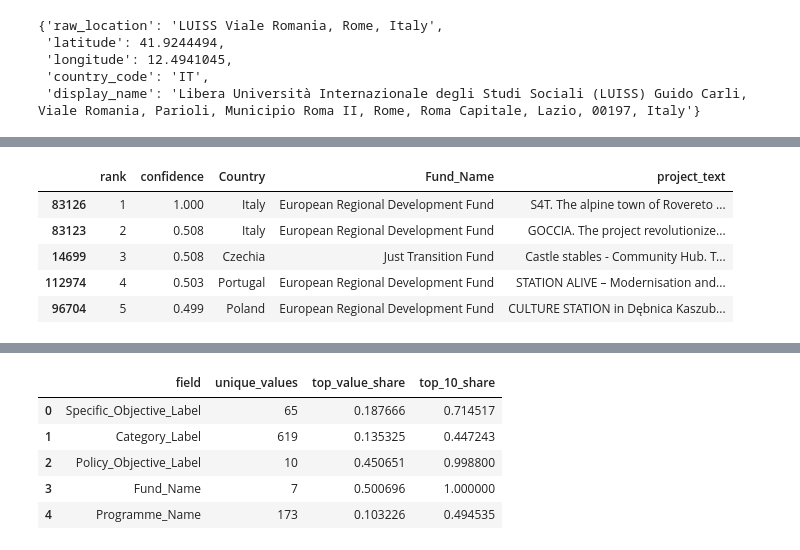
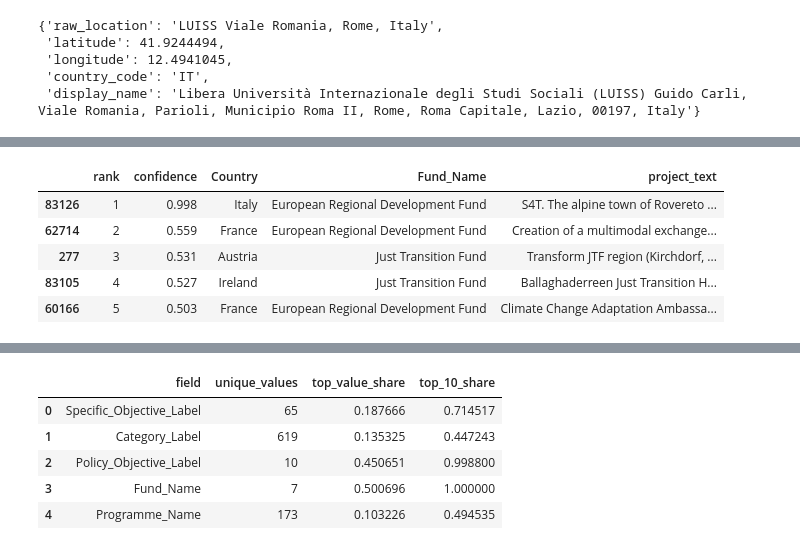
Before and after one commit to riccardopll/luiss-ey-xai, a Jupyter notebook: src/main.ipynb, the cells around one changed output, grey strips where cells are left out. Saved outputs shown, nothing was run; the diff lists cells and outputs as text; code cells hidden in the pictures.

Commit message:
Rework notebook into validated hybrid retrieval pipeline
Add raw schema checks, corpus and index caching, benchmark evaluation,
geo scoring, RAG explanations, and audit logging.

```diff
--- a/src/main.ipynb
+++ b/src/main.ipynb
@@ -125,12 +139,6 @@ processed_path = PROCESSED_DIR / f"eu_projects_{DATASET_VERSION}.parquet"
 
 if processed_path.exists():
     processed_df = pd.read_parquet(processed_path)
-    missing_processed_columns = sorted(set(PROCESSED_COLUMNS) - set(processed_df.columns))
-    if missing_processed_columns:
-        raise ValueError(
-            f"Processed dataset is missing columns: {', '.join(missing_processed_columns)}"
-        )
-    processed_df = processed_df[PROCESSED_COLUMNS].copy()
 else:
     frames = []
     for csv_file in csv_files:
@@ -588,40 +625,37 @@ def retrieve_similar_projects(
         "NUTS3_Label",
         "LAU_Labels",
     ]
     results = processed_df.iloc[ranked_indices][result_columns + ["search_text"]].copy()
 
     results["semantic_score"] = semantic_score[ranked_indices]
     results["keyword_score"] = keyword_score[ranked_indices]
     results["geographic_score"] = (
         geographic_score[ranked_indices] if geographic_score is not None else np.nan
     )
     results["confidence"] = confidence[ranked_indices]
     results["rank"] = range(1, len(results) + 1)
 
     return results[
         ["rank", "confidence", "semantic_score", "keyword_score", "geographic_score"]
         + result_columns
         + ["search_text"]
     ]
 
 
 def result_display_table(results):
     display_df = results[RESULT_DISPLAY_COLUMNS].copy()
     display_df["confidence"] = display_df["confidence"].round(3)
     display_df["project_text"] = results["search_text"].copy()
     return display_df
 
 
-example_query = (
-    "Transform an empty train station into a public civic hub for climate change "
-    "adaptation, biodiversity protection and cultural heritage regeneration."
-)
-example_results = retrieve_similar_projects(example_query, location_text="Rovereto, Italy", top_k=5)
+example_query = "Transform an empty train station into a public civic hub for climate change"
+example_results = retrieve_similar_projects(example_query, location_text="Trento, Italy", top_k=5)
 result_display_table(example_results)
 # %% [output]
 |  | rank | confidence | Country | Fund_Name | project_text |
-| 83126 | 1 | 1.000 | Italy | European Regional Development Fund | S4T. The alpine town of Rovereto ... |
-| 83123 | 2 | 0.508 | Italy | European Regional Development Fund | GOCCIA. The project revolutionize... |
-| 14699 | 3 | 0.508 | Czechia | Just Transition Fund | Castle stables - Community Hub. T... |
-| 112974 | 4 | 0.503 | Portugal | European Regional Development Fund | STATION ALIVE – Modernisation and... |
-| 96704 | 5 | 0.499 | Poland | European Regional Development Fund | CULTURE STATION in Dębnica Kaszub... |
+| 83126 | 1 | 0.998 | Italy | European Regional Development Fund | S4T. The alpine town of Rovereto ... |
+| 62714 | 2 | 0.559 | France | European Regional Development Fund | Creation of a multimodal exchange... |
+| 277 | 3 | 0.531 | Austria | Just Transition Fund | Transform JTF region (Kirchdorf, ... |
+| 83105 | 4 | 0.527 | Ireland | Just Transition Fund | Ballaghaderreen Just Transition H... |
+| 60166 | 5 | 0.503 | France | European Regional Development Fund | Climate Change Adaptation Ambassa... |
```
Also changed, not shown: parts of 17 cells of this notebook.
